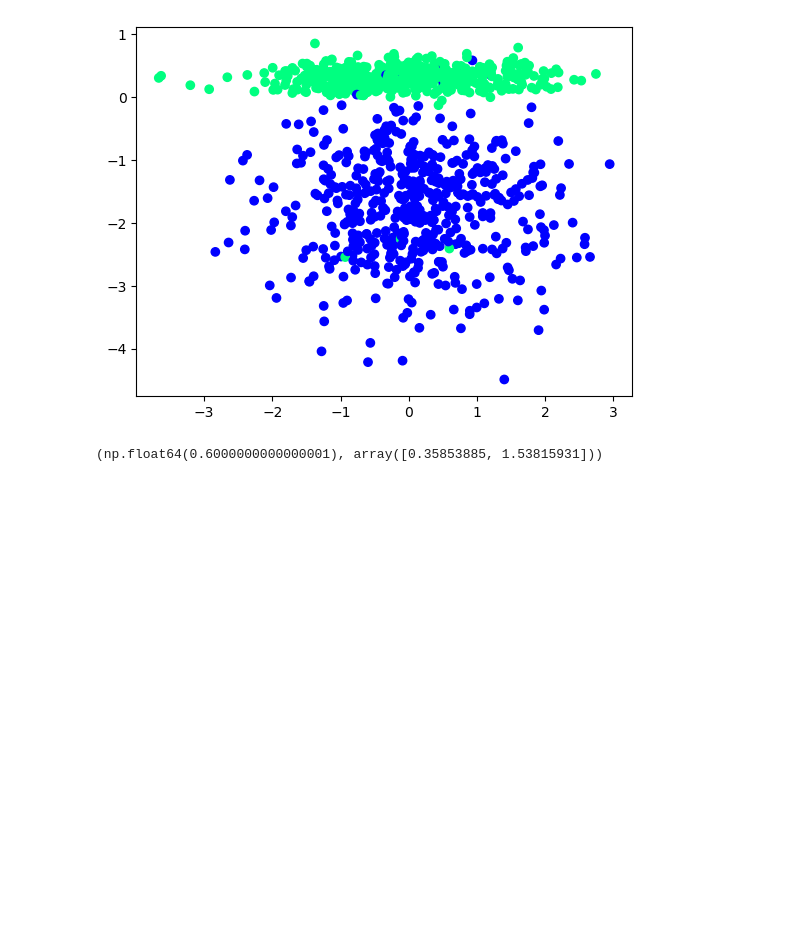
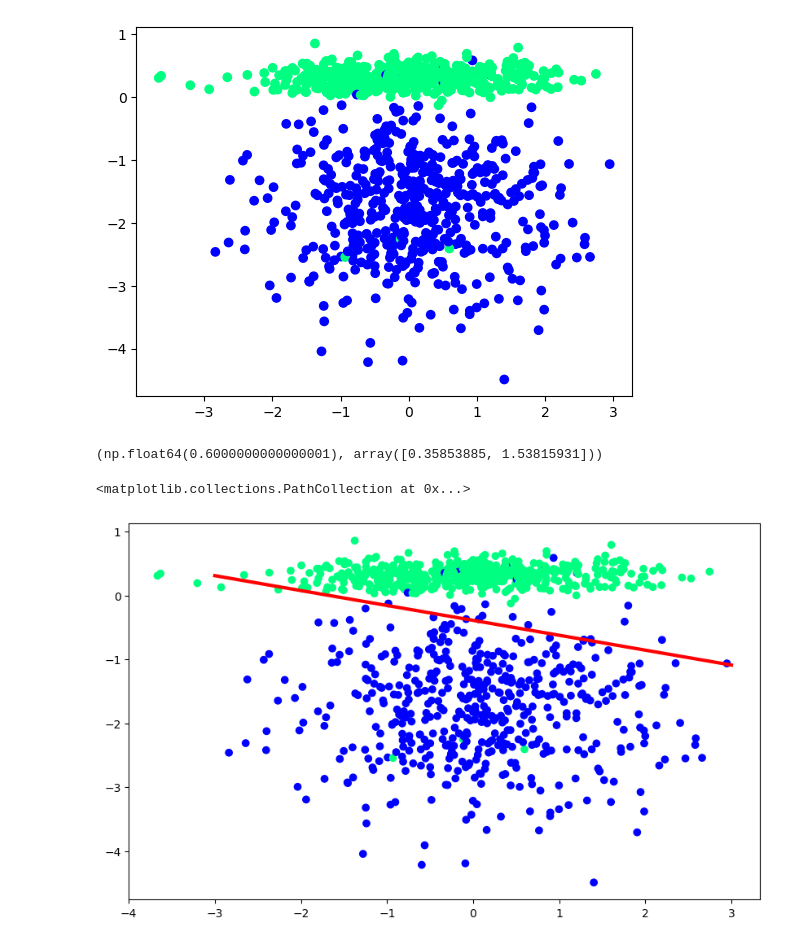
Before and after one commit to Omii04/Deep-Learning, a Jupyter notebook: perceptron Trick.ipynb, the cells around one changed output. Cells and saved outputs as stored; diff of their text form; code cells hidden in the pictures; blank space fills up the shorter version.

```diff
--- a/perceptron Trick.ipynb
+++ b/perceptron Trick.ipynb
@@ -42,3 +42,13 @@ intercept,coef
 # %%
 m=-(coef[0]/coef[1])
 b=-(intercept/coef[1])
+# %%
+X_input=np.linspace(-3,3,100)
+y_input=m*X_input+b
+# %%
+plt.figure(figsize=(10,6))
+plt.plot(X_input,y_input,color="red",linewidth=3)
+plt.scatter(X[:,0],X[:,1],c=y,cmap="winter")
+# %% [output]
+<matplotlib.collections.PathCollection at 0x...>
+[figure, added]
```
